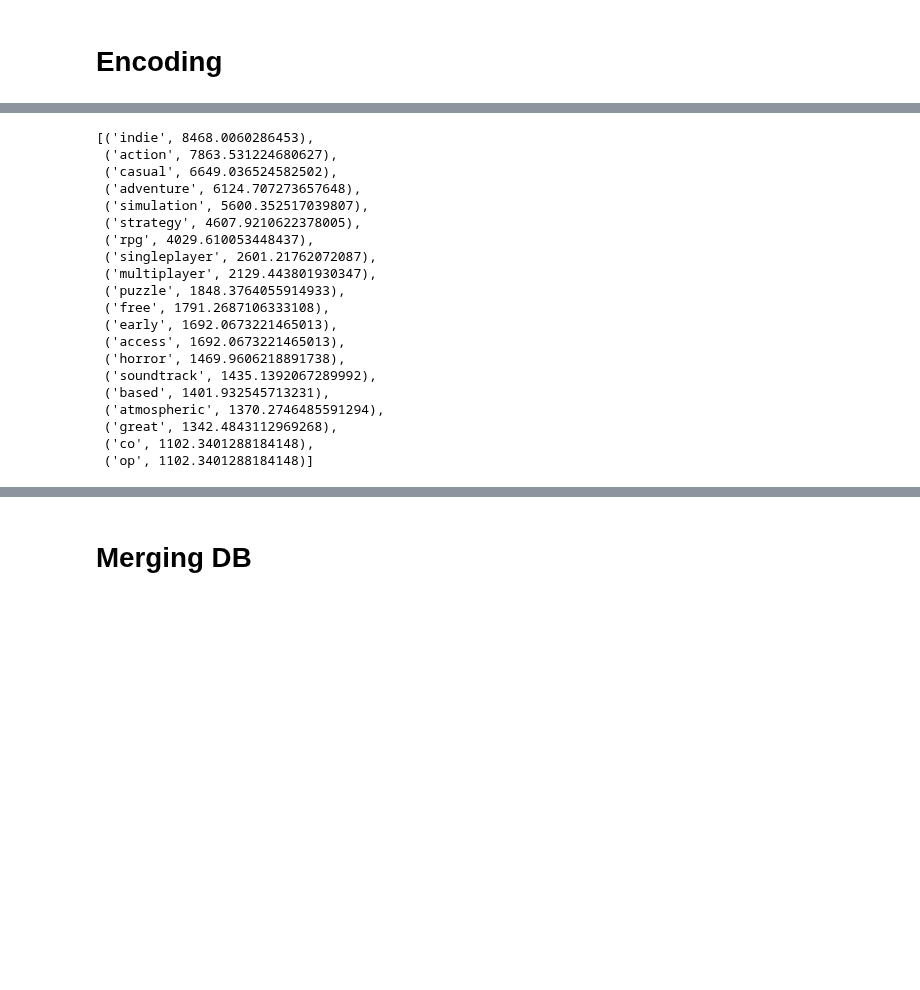
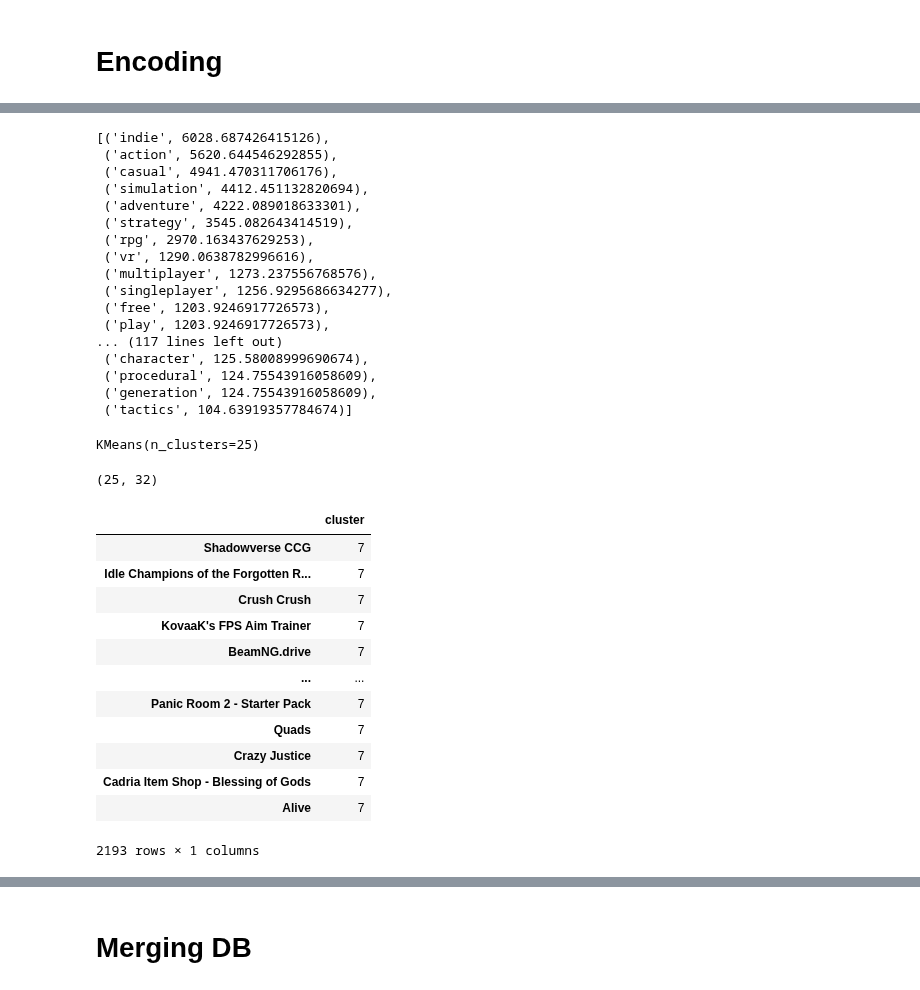
Before and after one commit to JoaoMarques1/find_your_inner_gamer, a Jupyter notebook: notebooks/Merging.ipynb, the cells around one changed output, grey strips where cells are left out. Drawn from its saved outputs; the diff is of its cells as text; code cells hidden in the pictures; blank space fills up the shorter version.

```diff
--- a/notebooks/Merging.ipynb
+++ b/notebooks/Merging.ipynb
@@ -514,7 +515,7 @@ from sklearn.feature_extraction.text import TfidfVectorizer
 
 
 # Tuned TFidfvectorizer
-vec = TfidfVectorizer(max_features = 20).fit(app_df.clean_tag)
+vec = TfidfVectorizer(min_df = 0.01).fit(app_df.clean_tag)
 
 vectors = vec.transform(app_df.clean_tag) # Transform text to vectors
 
@@ -523,23 +524,20 @@ tfidf_list = [(word, sum_tfidf[0, idx]) for word, idx in     vec.vocabulary_.ite
 sorted_tfidf_list =sorted(tfidf_list, key = lambda x: x[1], reverse=True)  # Sort
 sorted_tfidf_list
 # %% [output]
-[('indie', 8468.0060286453),
- ('action', 7863.531224680627),
- ('casual', 6649.036524582502),
- ('adventure', 6124.707273657648),
- ('simulation', 5600.352517039807),
- ('strategy', 4607.9210622378005),
- ('rpg', 4029.610053448437),
- ('singleplayer', 2601.21762072087),
- ('multiplayer', 2129.443801930347),
- ('puzzle', 1848.3764055914933),
- ('free', 1791.2687106333108),
- ('early', 1692.0673221465013),
- ('access', 1692.0673221465013),
- ('horror', 1469.9606218891738),
- ('soundtrack', 1435.1392067289992),
- ('based', 1401.932545713231),
- ('atmospheric', 1370.2746485591294),
- ('great', 1342.4843112969268),
- ('co', 1102.3401288184148),
- ('op', 1102.3401288184148)]
+[('indie', 6028.687426415126),
+ ('action', 5620.644546292855),
+ ('casual', 4941.470311706176),
+ ('simulation', 4412.451132820694),
+ ('adventure', 4222.089018633301),
+ ('strategy', 3545.082643414519),
+ ('rpg', 2970.163437629253),
+ ('vr', 1290.0638782996616),
+ ('multiplayer', 1273.237556768576),
+ ('singleplayer', 1256.9295686634277),
+ ('free', 1203.9246917726573),
+ ('play', 1203.9246917726573),
+... (117 lines left out)
+ ('character', 125.58008999690674),
+ ('procedural', 124.75543916058609),
+ ('generation', 124.75543916058609),
+ ('tactics', 104.63919357784674)]
@@ -545,0 +546,30 @@ sorted_tfidf_list
+# %%
+from sklearn.cluster import KMeans
+km = KMeans(n_clusters=25)
+km.fit(X_proj)
+# %% [output]
+KMeans(n_clusters=25)
+# %%
+km.cluster_centers_.shape
+# %% [output]
+(25, 32)
+# %%
+labels = km.labels_
+# %%
+clustered_df = pd.DataFrame(data=labels, index=app_df.name.tolist(), columns = ['cluster'])
+# %%
+clustered_df[clustered_df['cluster'] == 7]
+# %% [output]
+|  | cluster |
+| Shadowverse CCG | 7 |
+| Idle Champions of the Forgotten R... | 7 |
+| Crush Crush | 7 |
+| KovaaK's FPS Aim Trainer | 7 |
+| BeamNG.drive | 7 |
+| ... | ... |
+| Panic Room 2 - Starter Pack | 7 |
+| Quads | 7 |
+| Crazy Justice | 7 |
+| Cadria Item Shop - Blessing of Gods | 7 |
+| Alive | 7 |
+2193 rows × 1 columns
```
Also changed, not shown: parts of 14 cells of this notebook.
